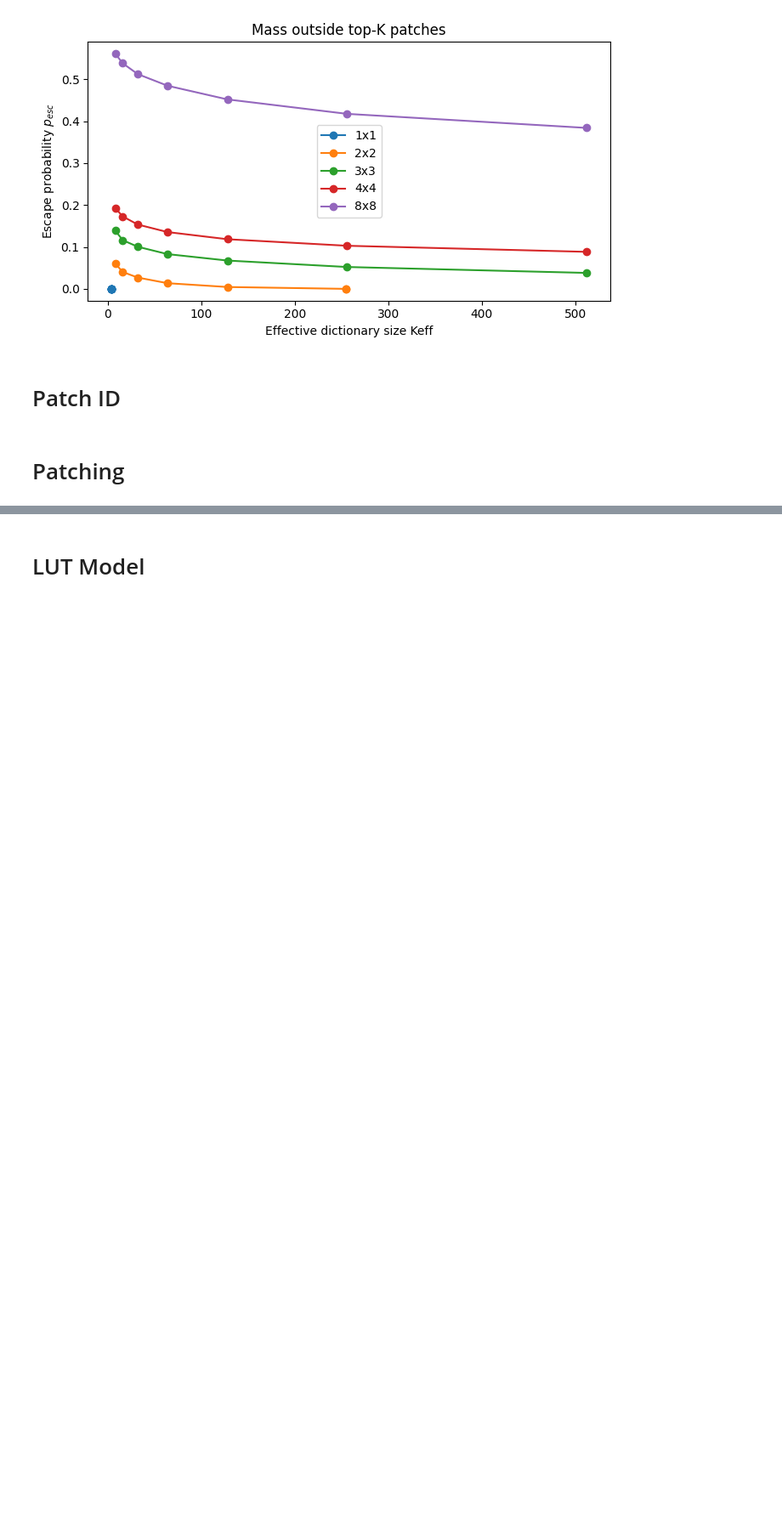
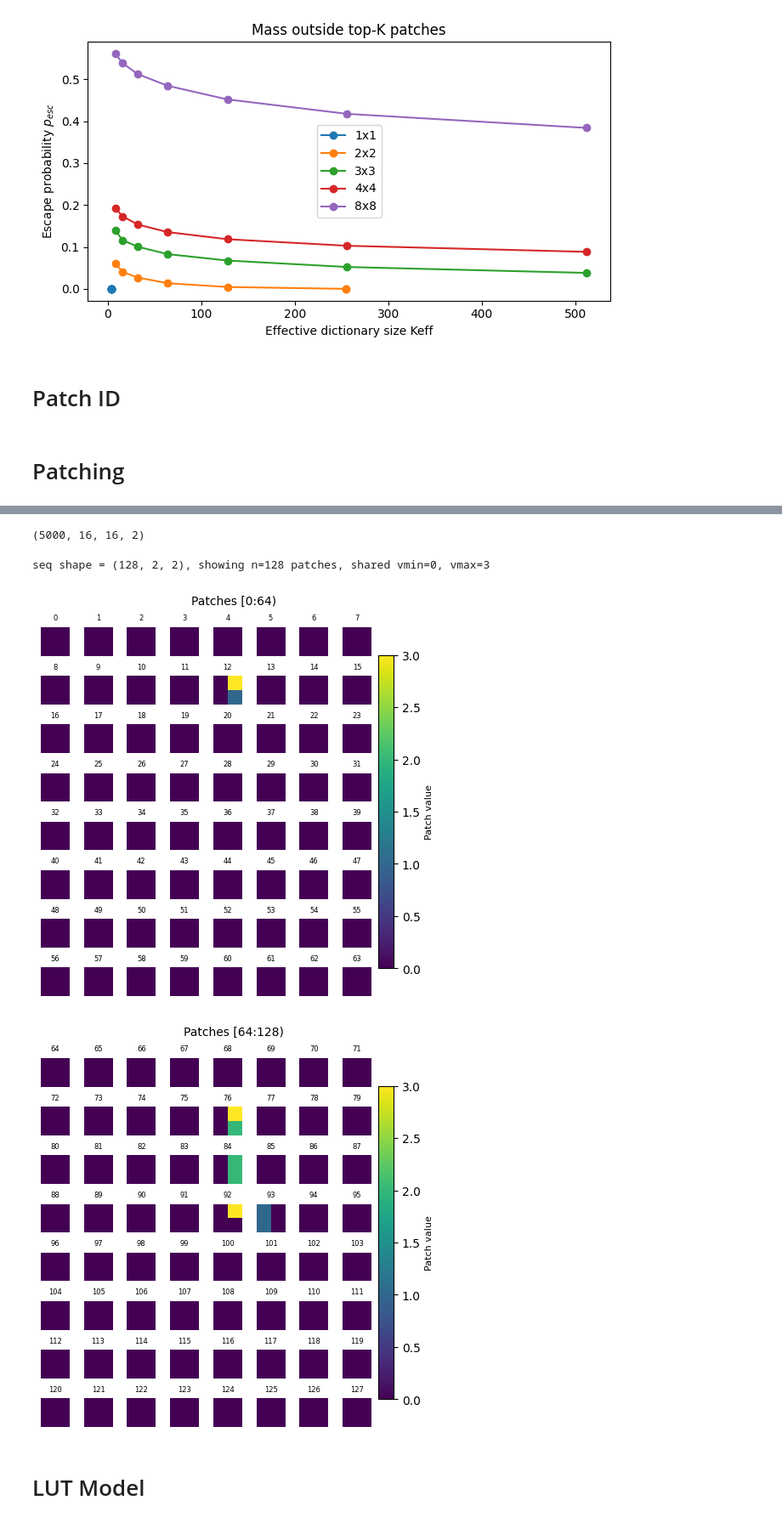
Before and after one commit to ArghyaDas112358/smart-pixels-ml, a Jupyter notebook: Pattern_patching.ipynb, the cells around one changed output, grey strips where cells are left out. Shown at 85% size. Saved outputs shown, nothing was run; the diff lists cells and outputs as text; code cells hidden in the pictures; blank space fills up the shorter version.

```diff
--- a/Pattern_patching.ipynb
+++ b/Pattern_patching.ipynb
@@ -1255,7 +1255,7 @@ class TokenizedSequence(keras.utils.Sequence):
 # %% [markdown]
 # Patching
 # %%
-patch_dim = (1, 1)
+patch_dim = (2, 2)
 unk_id=0
 patches_ctr = extract_gbl_patch_ctr(
     training_generator,
@@ -1375,6 +1394,10 @@ plt.show()
+# %%
+Q.shape
+# %% [output]
+(5000, 16, 16, 2)
 # %%
 pH, pW = patch_dim
-ncols = 8
+ncols = Q.shape[2] // pW
 n_show = 512             # how many patches to show total (max)
 
 # patches_np must exist (from your earlier cell)
@@ -1402,33 +1425,37 @@ im = None
 for k, t in enumerate(range(0, half)):
     im = axes[k].imshow(seq[t], interpolation="nearest", norm=norm, cmap="viridis")
     axes[k].set_title(str(t), fontsize=6)
     axes[k].axis("off")
 for k in range(m, axes.size):
     axes[k].axis("off")
 
 cbar = fig.colorbar(im, ax=axes.tolist(), shrink=0.85, pad=0.02)
 cbar.set_label("Patch value", fontsize=8)
 fig.suptitle(f"Patches [0:{half})", fontsize=10)
 plt.show()
 
 # ---------------- Page 2: [half:n) ----------------
 m = n - half
 nrows = int(np.ceil(m / ncols))
 fig, axes = plt.subplots(nrows, ncols, figsize=(ncols * 0.6, nrows * 0.6), constrained_layout=True)
 axes = np.asarray(axes).ravel()
 
 im = None
 for k, t in enumerate(range(half, n)):
     im = axes[k].imshow(seq[t], interpolation="nearest", norm=norm, cmap="viridis")
     axes[k].set_title(str(t), fontsize=6)
     axes[k].axis("off")
 for k in range(m, axes.size):
     axes[k].axis("off")
 
 cbar = fig.colorbar(im, ax=axes.tolist(), shrink=0.85, pad=0.02)
 cbar.set_label("Patch value", fontsize=8)
 fig.suptitle(f"Patches [{half}:{n})", fontsize=10)
 plt.show()
+# %% [output]
+seq shape = (128, 2, 2), showing n=128 patches, shared vmin=0, vmax=3
+[figure, added]
+[figure, added]
 # %% [markdown]
 # LUT Model
 # %%
```
Also changed, not shown: parts of 7 cells of this notebook.
